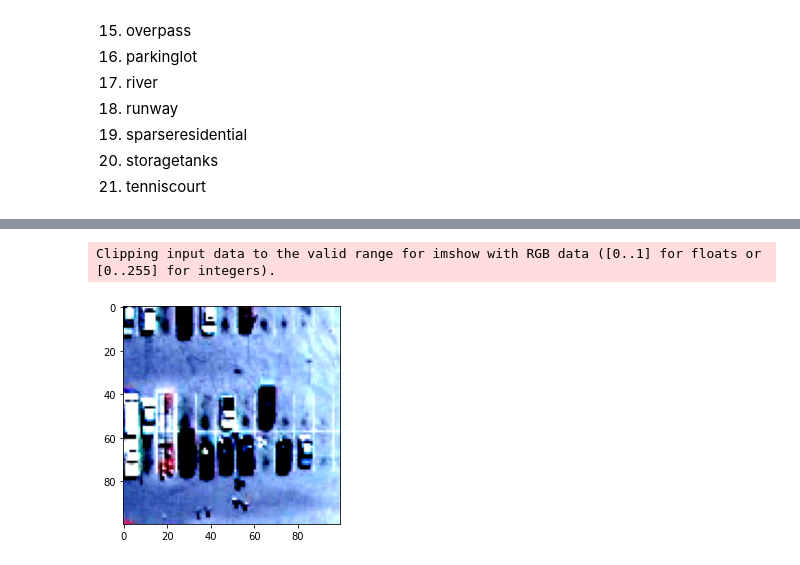
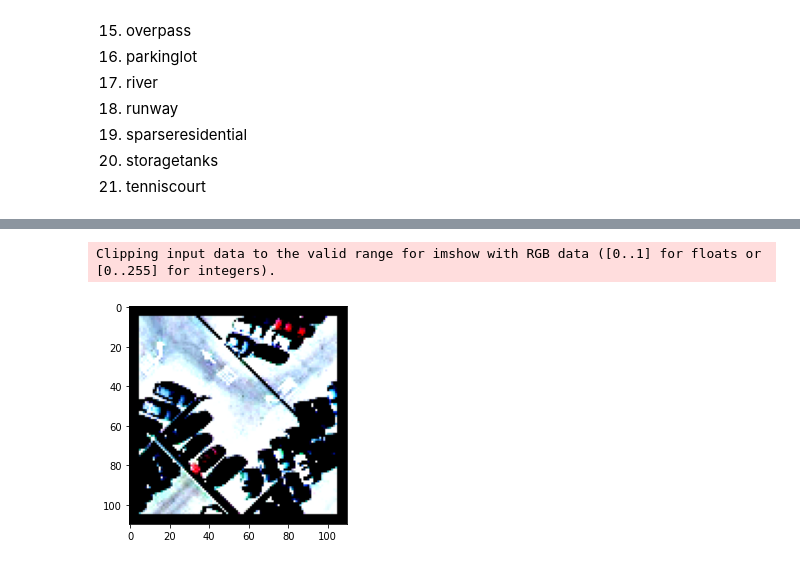
Before and after one commit to deep-petro/curso-verao-public, a Jupyter notebook: modulo-02/05_Transformacoes.ipynb, the cells around one changed output, grey strips where cells are left out. Cells and saved outputs as stored; diff of their text form; code cells hidden in the pictures.

Commit message:
Notebook atualizado com exemplo de Random Apply

```diff
--- a/modulo-02/05_Transformacoes.ipynb
+++ b/modulo-02/05_Transformacoes.ipynb
@@ -136,36 +134,40 @@ class UCMercedDataset(torch.utils.data.Dataset):
             img = torchvision.transforms.functional.normalize(img,
                                                 mean=torch.Tensor([0.485, 0.456, 0.406]),
                                                 std=torch.Tensor([0.229, 0.224, 0.225]))
         return img
 
+        def __str__(self):
+            print('meu dataset tem {} imagens'.format(len(self.img_list)))
 
 # Exemplos das transformações de dado mais comuns.
 # Para mais detalhes e outras funções, consulte https://pytorch.org/docs/stable/torchvision/transforms.html
 def test_transforms(dataset, root, batch_size):
   transformer = [
   torchvision.transforms.ToTensor(), # converte a imagem para tensor
   #torchvision.transforms.CenterCrop(100), # faz um crop no centro da imagem de tamanho 100x100
   torchvision.transforms.RandomCrop((100,100)), # faz um crop aleatório de tamanho 100x100
-  #torchvision.transforms.Pad(4, fill=0, padding_mode='constant'), # preenche 4 níveis de borda da imagem com zeros
   torchvision.transforms.RandomHorizontalFlip(p=0.5), # flipa a imagem horizontalmente com 50% de chance
   torchvision.transforms.RandomVerticalFlip(p=0.5), # flipa a imagem verticalmente com 50% de chance
   #torchvision.transforms.RandomRotation((90,180), resample=PIL.Image.BILINEAR), # aleatoriamente rotaciona a imagem entre 90 e 180 graus
-  torchvision.transforms.Resize((100,100), interpolation=PIL.Image.BICUBIC), # muda o tamanho da imagem para o tamanho definido
-  torchvision.transforms.Normalize([0.485, 0.456, 0.406], [0.229, 0.224, 0.225]), # normaliza a imagem conforme os valores definidos de média e desvio padrão
+  #torchvision.transforms.Resize((100,100), interpolation=PIL.Image.BICUBIC), # muda o tamanho da imagem para o tamanho definido
+  torchvision.transforms.RandomApply( # aplica as transformações dentro do bloco com chance p
+      [torchvision.transforms.Normalize([0.485, 0.456, 0.406], [0.229, 0.224, 0.225]),  # normaliza a imagem conforme os valores definidos de média e desvio padrão
+       torchvision.transforms.Pad(5, fill=0, padding_mode='constant')], # preenche 4 níveis de borda da imagem com zeros],
+  p=0.5),
   ]
   transformer = torchvision.transforms.Compose(transformer)
-  test = dataset(root=root, transform=transformer, train=False, calc_norm=False, has_norm=False)
+  train = dataset(root=root, transform=transformer, train=True, calc_norm=False, has_norm=False)
   num_workers = 0
-  train_iter = torch.utils.data.DataLoader(test,
+  train_iter = torch.utils.data.DataLoader(train,
                                 batch_size, shuffle=False,
                                 num_workers=num_workers) # criação do dataloader de treino
 
   for image, label in train_iter:
     img = torch.squeeze(image).permute(1, 2, 0).numpy()
     imshow(img)
     break
 
 test_transforms(UCMercedDataset, os.path.join('UCMerced_LandUse', 'Images'), 1)
 # %% [output]
 Clipping input data to the valid range for imshow with RGB data ([0..1] for floats or [0..255] for integers).
-[figure, old version]
+[figure, new version]
```
Also changed, not shown: parts of 1 cell of this notebook.
